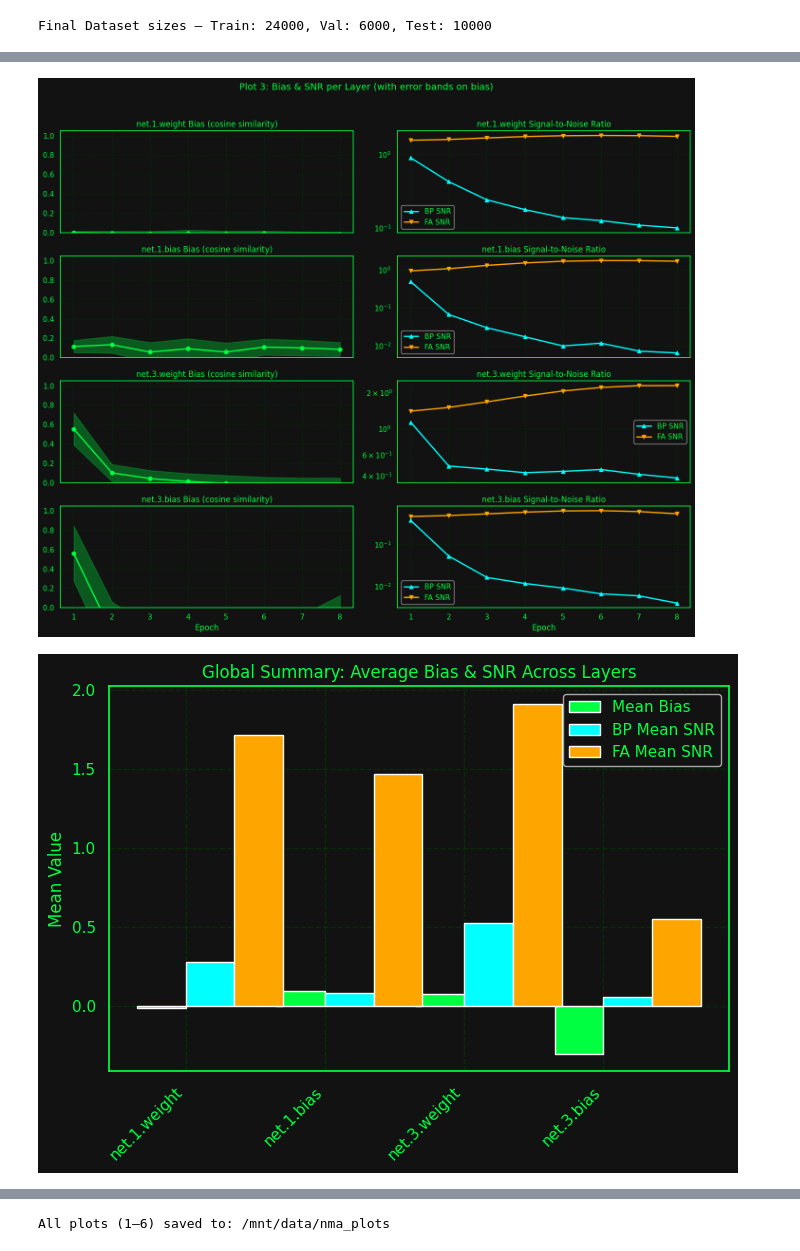
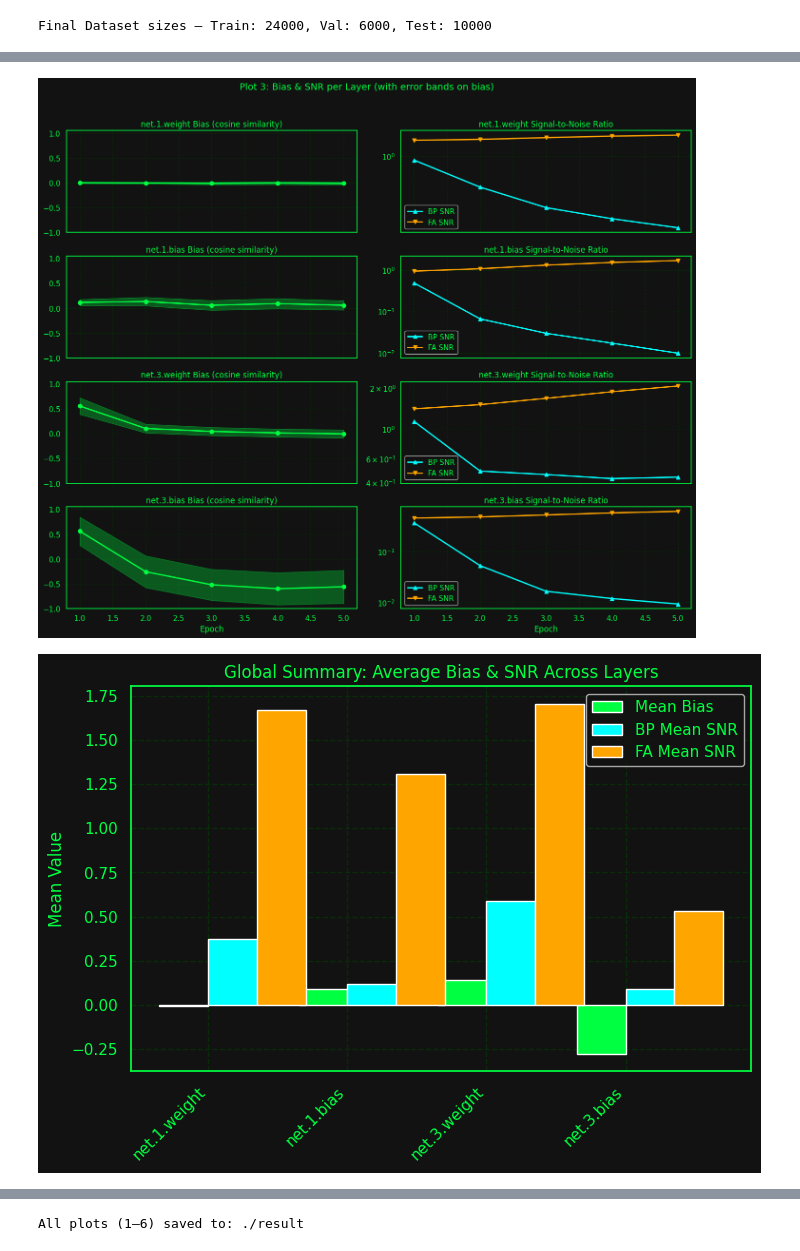
Before and after one commit to 88888Z/bioinspired-learning-rules, a Jupyter notebook: bioinspired-learning-rule_microlearning.ipynb, the cells around one changed output, grey strips where cells are left out. Drawn from its saved outputs; the diff is of its cells as text; code cells hidden in the pictures.

```diff
--- a/bioinspired-learning-rule_microlearning.ipynb
+++ b/bioinspired-learning-rule_microlearning.ipynb
@@ -109,7 +109,7 @@ INPUT_SIZE = 28*28
 HIDDEN_SIZE = 128
 NUM_CLASSES = 10
 LR = 1e-3
-EPOCHS = 8
+EPOCHS = 5
 
 def make_models():
 
@@ -678,6 +673,7 @@ ax.set_title("Validation Accuracy vs Gaussian Noise")
 ax.set_ylim(0,1)
 ax.grid(True, linestyle='--', alpha=0.5)
 ax.legend()
+save_plot(fig, "plot02_Gussian_noise_robustness")
 plt.show()
 plt.close(fig)
 
@@ -693,6 +689,7 @@ ax.set_title("Validation Accuracy vs Salt‑&‑Pepper Noise")
 ax.set_ylim(0,1)
 ax.grid(True, linestyle='--', alpha=0.5)
 ax.legend()
+save_plot(fig, "plot02_Salt‑&‑Pepper_noise_robustness")
 plt.show()
 plt.close(fig)
 
@@ -722,7 +719,7 @@ for i, layer in enumerate(layers):
                           np.array(bias_vals)+np.array(stds),
                           color="#00FF41", alpha=0.3)
     axs[i,0].set_title(f"{layer} Bias (cosine similarity)")
-    axs[i,0].set_ylim(0,1.05)
+    axs[i,0].set_ylim(-1,1.05)
     axs[i,0].grid(True, linestyle='--', alpha=0.5)
 
     # SNR (log scale)
@@ -822,2 +819,2 @@ print(f"\nAll plots (1–6) saved to: {plot_dir}")
-[figure, old version]
+[figure, new version]
-[figure, old version]
+[figure, new version]
@@ -827 +824 @@ print(f"\nAll plots (1–6) saved to: {plot_dir}")
-All plots (1–6) saved to: /mnt/data/nma_plots
+All plots (1–6) saved to: ./result
```
Also changed, not shown: parts of 7 cells of this notebook.
